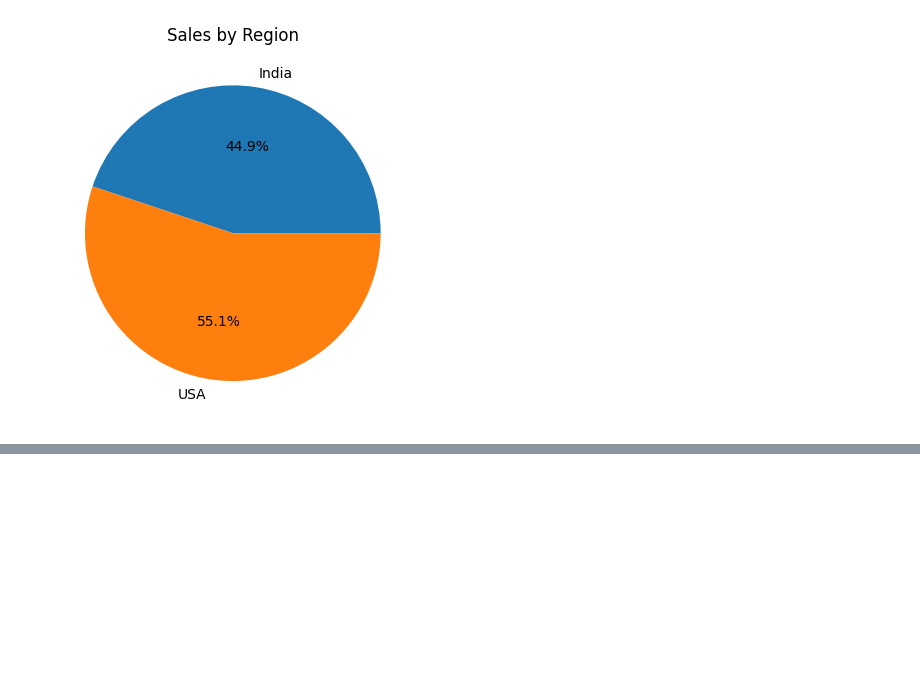
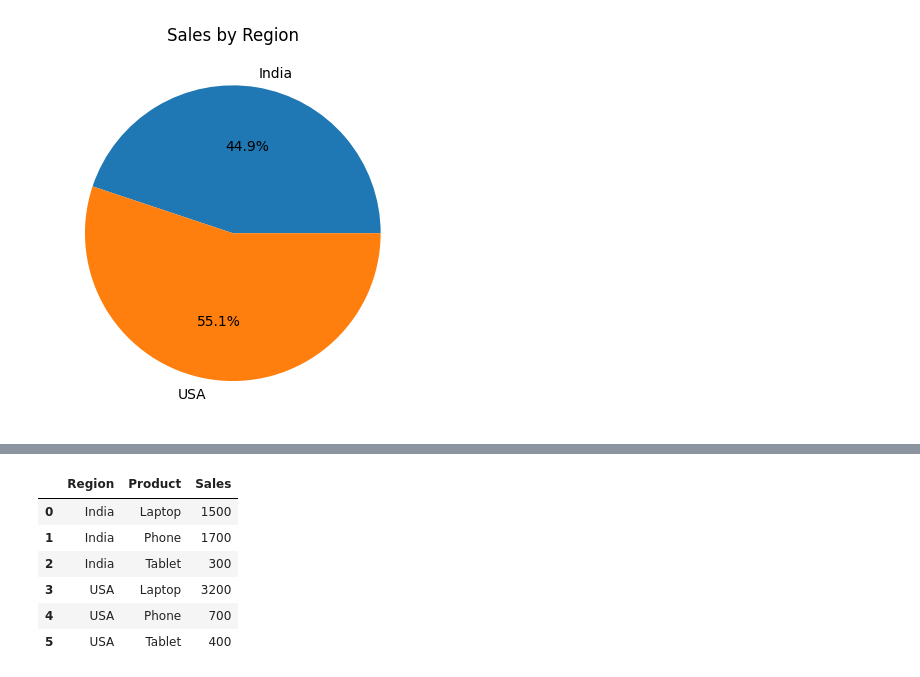
Before and after one commit to Mounikamdk/sales-data-analysis, a Jupyter notebook: analysis.ipynb, the cells around one changed output, grey strips where cells are left out. Saved outputs shown, nothing was run; the diff lists cells and outputs as text; code cells hidden in the pictures; blank space fills up the shorter version.

```diff
--- a/analysis.ipynb
+++ b/analysis.ipynb
@@ -153,0 +160,10 @@ plt.show()
+# %%
+df.groupby(["Region", "Product"])["Sales"].sum().reset_index()
+# %% [output]
+|  | Region | Product | Sales |
+| 0 | India | Laptop | 1500 |
+| 1 | India | Phone | 1700 |
+| 2 | India | Tablet | 300 |
+| 3 | USA | Laptop | 3200 |
+| 4 | USA | Phone | 700 |
+| 5 | USA | Tablet | 400 |
```
Also changed, not shown: parts of 4 cells of this notebook.
